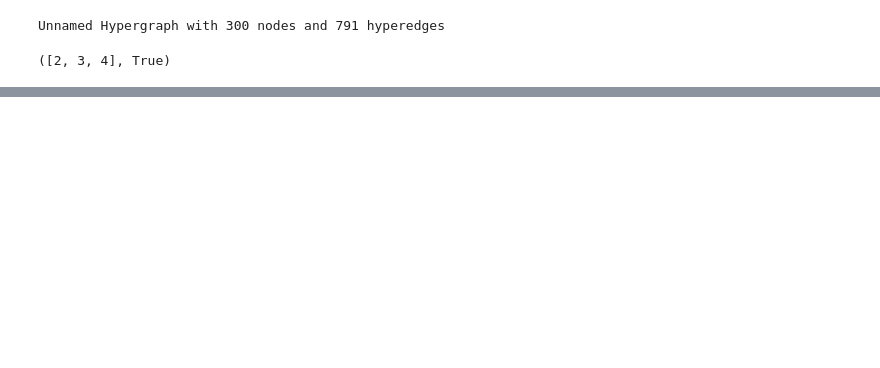
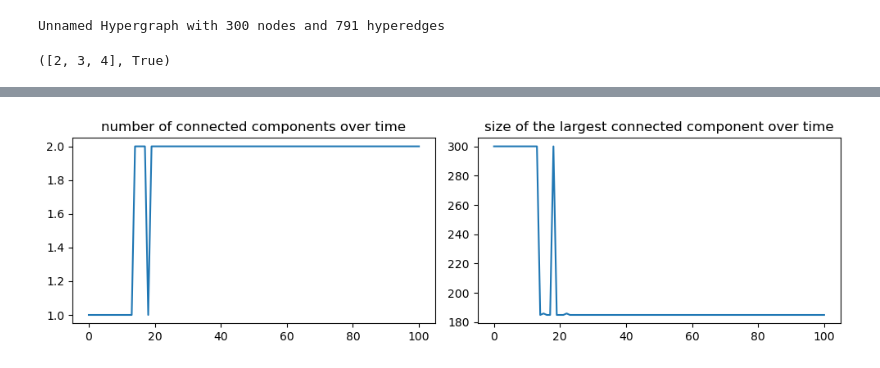
Before and after one commit to cosimoagostinelli/H-or_adaptive_Deffuant, a Jupyter notebook: test.ipynb, the cells around one changed output, grey strips where cells are left out. Cells and saved outputs as stored; diff of their text form; code cells hidden in the pictures; blank space fills up the shorter version.

```diff
--- a/test.ipynb
+++ b/test.ipynb
@@ -42,3 +53,25 @@ plt.show()
+# %%
+ncc = []
+s_cc = []
+for t in range(T+1):
+    hedges = results['groups'][t]
+    h = xgi.Hypergraph(hedges)
+    # list of connected components
+    cc = [j for j in xgi.connected_components(h)]
+    ncc.append(len(cc))
+    size_largest_cc = max([len(i) for i in cc])
+    s_cc.append(size_largest_cc)
+
+fig, axs = plt.subplots(1,2, figsize=(10,3))
+axs[0].plot(ncc)
+axs[0].set_title('number of connected components over time')
+axs[1].plot(s_cc)
+axs[1].set_title('size of the largest connected component over time')
+
+plt.tight_layout()
+plt.show()
+# %% [output]
+[figure, added]
 # %%
 for n in H.nodes:
     plt.plot(results['opinions'][n])
```
Also changed, not shown: parts of 6 cells of this notebook, 1 other file.
